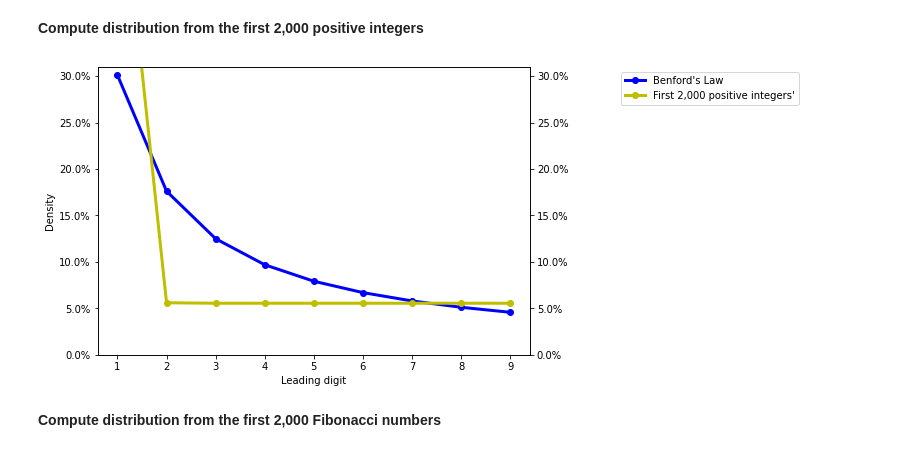
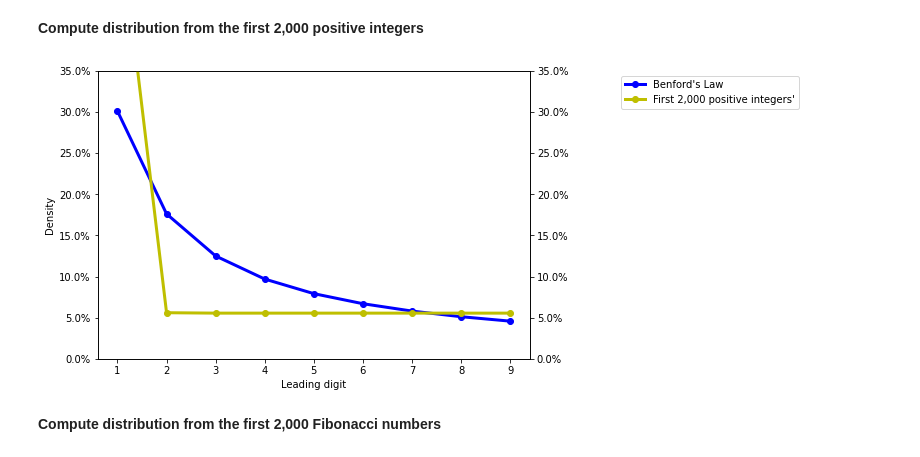
Before and after one commit to joshimar/ml, a Jupyter notebook: benford-s-law.ipynb, the cells around one changed output. Saved outputs shown, nothing was run; the diff lists cells and outputs as text; code cells hidden in the pictures.

Commit message:
Kaggle Notebook | Benford's Law | Version 2

```diff
--- a/benford-s-law.ipynb
+++ b/benford-s-law.ipynb
@@ -73,6 +73,27 @@ def generate_fibonacci_density(samples):
         second = fibonacci
 
     return compute_density(count)
+
+def print_data(actual, datalabel):
+    x = np.arange(1, 10)
+    x_benfords_law = np.array(list(map(benfords_law, x)))
+
+    fig = plt.figure()
+    a1 = fig.add_axes([0,0,1,1])
+    a1.set_ylabel('Density')
+    a1.set_xlabel('Leading digit')
+
+    a1.plot(x, x_benfords_law, '-ob', linewidth=3)
+    a1.yaxis.set_major_formatter(mtick.PercentFormatter())
+    a1.set_ylim([0, 35])
+
+    a2 = a1.twinx()
+    a2.plot(x, actual,'-oy', linewidth=3)
+    a2.yaxis.set_major_formatter(mtick.PercentFormatter())
+    a2.set_ylim([0, 35])
+
+    fig.legend(labels = ('Benford\'s Law', datalabel), bbox_to_anchor=(1.2, 1.0), loc='upper left')
+    plt.show()
 # %% [markdown]
 **Load the bank statements data into a pandas data frame**
 # %%
@@ -90,29 +111,11 @@ data.describe()
 | max | 491.000000 | 345.000000 | 310.000000 | 2.549800e+06 | ... |
 # %% [markdown]
 **Compute distribution from the first 2,000 positive integers**
-# %%
-x = np.arange(1, 10)
-x_benfords_law = np.array(list(map(benfords_law, x)))
-
-fig = plt.figure()
-a1 = fig.add_axes([0,0,1,1])
-a1.set_ylabel('Density')
-a1.set_xlabel('Leading digit')
-
-a1.plot(x, x_benfords_law, '-ob', linewidth=3)
-a1.yaxis.set_major_formatter(mtick.PercentFormatter())
-a1.set_ylim([0, 31])
-
-
-actual = generate_digits_density(2000)
-a2 = a1.twinx()
-a2.plot(x, actual,'-oy', linewidth=3)
-a2.yaxis.set_major_formatter(mtick.PercentFormatter())
-a2.set_ylim([0, 31])
-
-fig.legend(labels = ('Benford\'s Law', 'First 2,000 positive integers\''), bbox_to_anchor=(1.2, 1.0), loc='upper left')
-plt.show()
-# %% [output]
-[figure, removed]
+# %%
+actual = generate_digits_density(2000)
+datalabel = 'First 2,000 positive integers\''
+print_data(actual, datalabel)
+# %% [output]
+[figure, added]
 # %% [markdown]
 **Compute distribution from the first 2,000 Fibonacci numbers**
```
Also changed, not shown: parts of 4 cells of this notebook.
